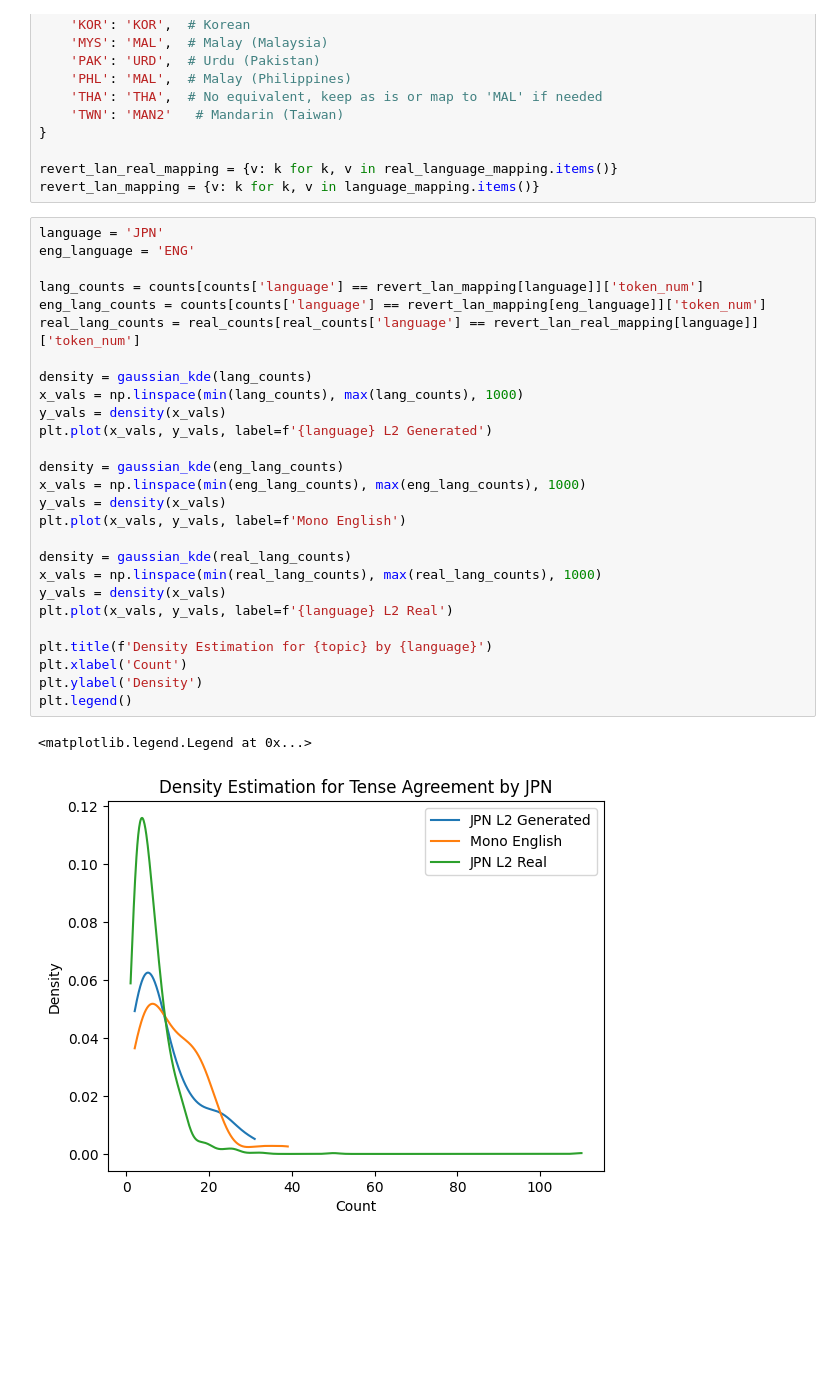
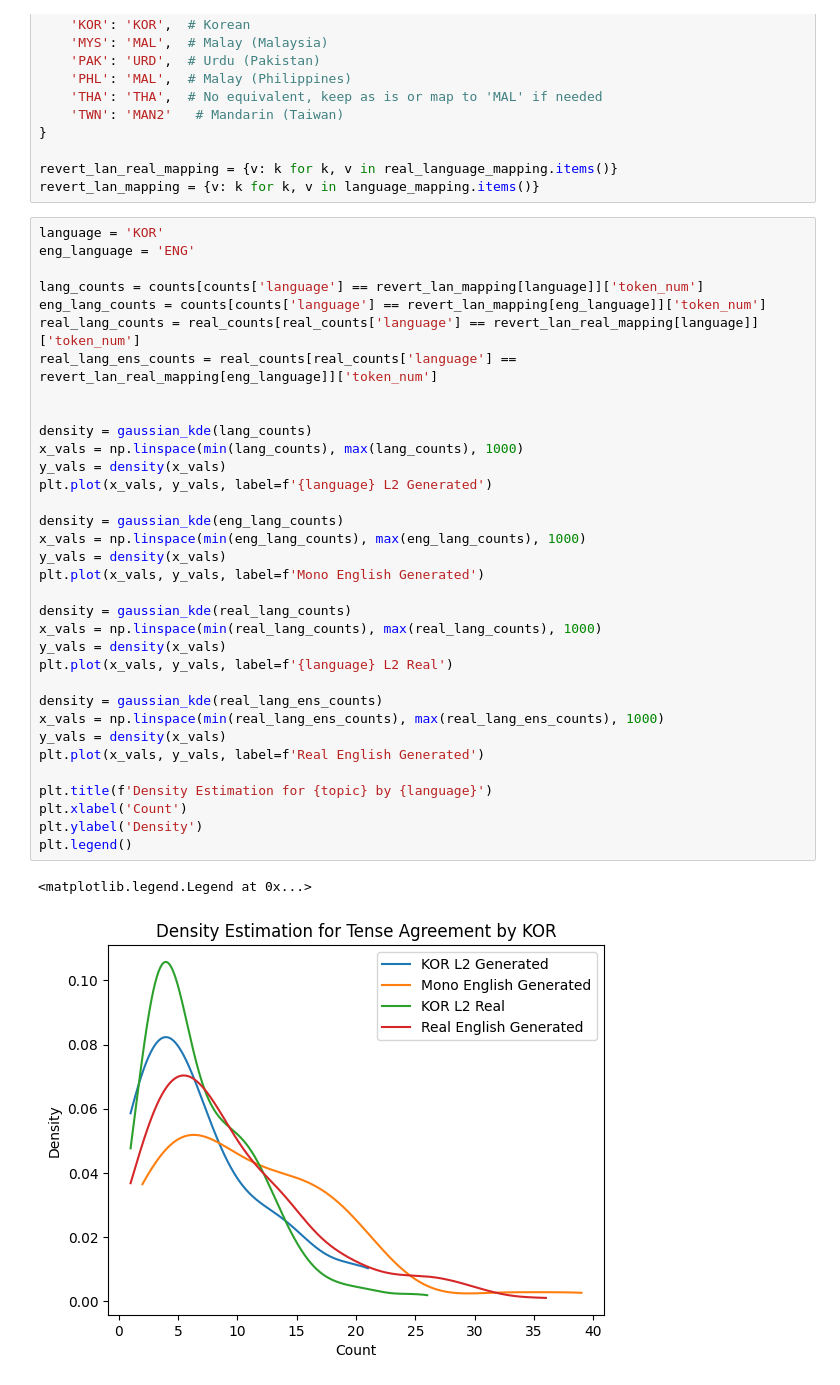
Before and after one commit to RenaGao/LLMPirorknowledge, a Jupyter notebook: notebooks/GPT_distribution.ipynb, the cells around one changed output. Saved outputs shown, nothing was run; the diff lists cells and outputs as text; blank space fills up the shorter version.

```diff
--- a/notebooks/GPT_distribution.ipynb
+++ b/notebooks/GPT_distribution.ipynb
@@ -200,32 +192,39 @@ real_language_mapping = {
 revert_lan_real_mapping = {v: k for k, v in real_language_mapping.items()}
 revert_lan_mapping = {v: k for k, v in language_mapping.items()}
 # %%
-language = 'JPN'
+language = 'KOR'
 eng_language = 'ENG'
 
 lang_counts = counts[counts['language'] == revert_lan_mapping[language]]['token_num']
 eng_lang_counts = counts[counts['language'] == revert_lan_mapping[eng_language]]['token_num']
 real_lang_counts = real_counts[real_counts['language'] == revert_lan_real_mapping[language]]['token_num']
+real_lang_ens_counts = real_counts[real_counts['language'] == revert_lan_real_mapping[eng_language]]['token_num']
+
 
 density = gaussian_kde(lang_counts)
 x_vals = np.linspace(min(lang_counts), max(lang_counts), 1000)
 y_vals = density(x_vals)
 plt.plot(x_vals, y_vals, label=f'{language} L2 Generated')
 
 density = gaussian_kde(eng_lang_counts)
 x_vals = np.linspace(min(eng_lang_counts), max(eng_lang_counts), 1000)
 y_vals = density(x_vals)
-plt.plot(x_vals, y_vals, label=f'Mono English')
+plt.plot(x_vals, y_vals, label=f'Mono English Generated')
 
 density = gaussian_kde(real_lang_counts)
 x_vals = np.linspace(min(real_lang_counts), max(real_lang_counts), 1000)
 y_vals = density(x_vals)
 plt.plot(x_vals, y_vals, label=f'{language} L2 Real')
 
+density = gaussian_kde(real_lang_ens_counts)
+x_vals = np.linspace(min(real_lang_ens_counts), max(real_lang_ens_counts), 1000)
+y_vals = density(x_vals)
+plt.plot(x_vals, y_vals, label=f'Real English Generated')
+
 plt.title(f'Density Estimation for {topic} by {language}')
 plt.xlabel('Count')
 plt.ylabel('Density')
 plt.legend()
 # %% [output]
 <matplotlib.legend.Legend at 0x...>
-[figure, old version]
+[figure, new version]
```
Also changed, not shown: parts of 5 cells of this notebook.
